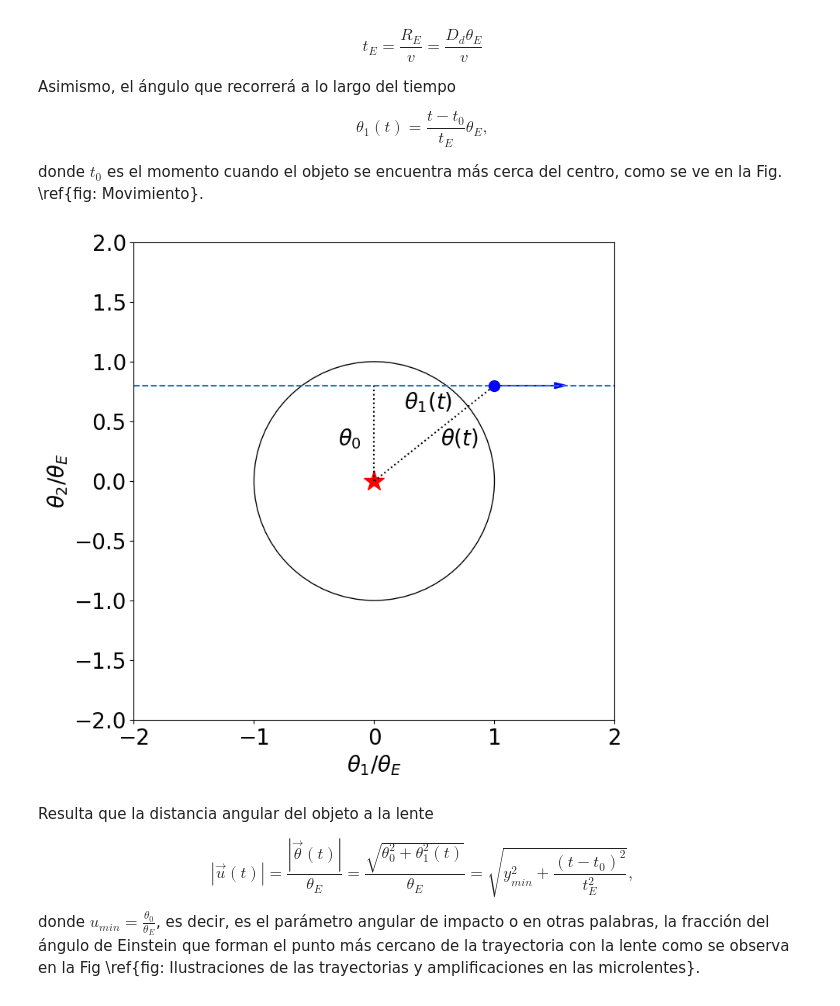
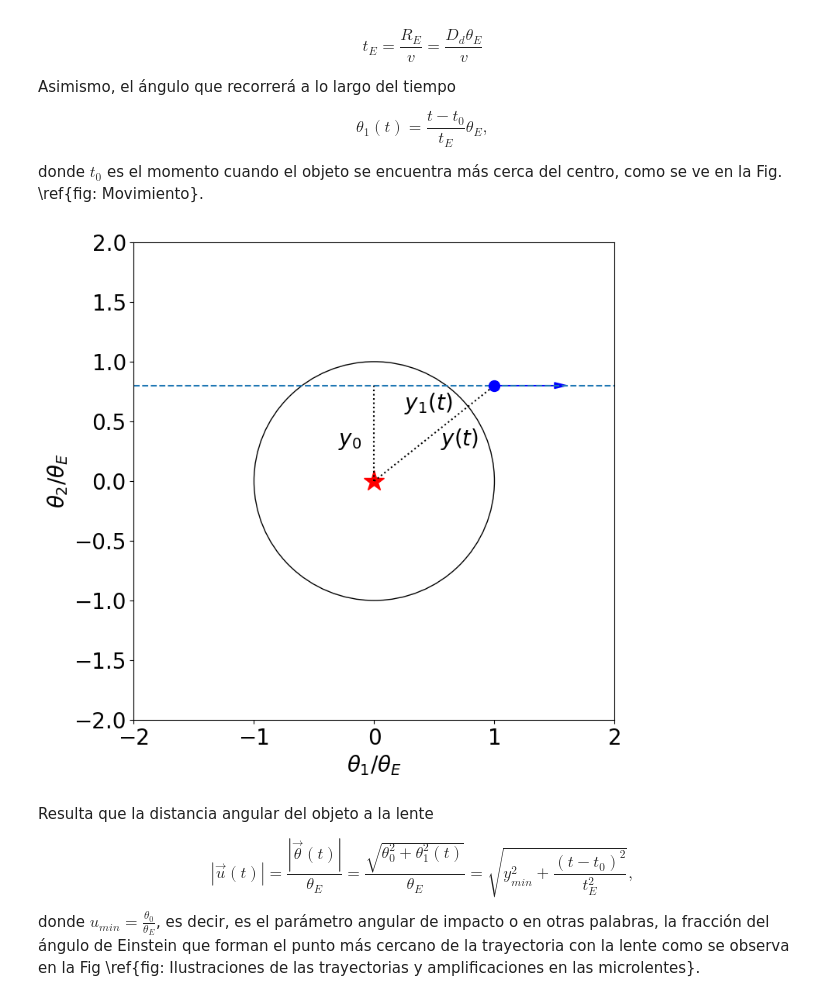
Before and after one commit to UnaiRazkin/El-fen-meno-de-lente-gravitacional-simulaci-n-para-un-agujero-negro, a Jupyter notebook: Notebooks/Massimo_Meneghetti/Lente_Puntual.ipynb, the cells around one changed output. Drawn from its saved outputs; the diff is of its cells as text; code cells hidden in the pictures.

```diff
--- a/Notebooks/Massimo_Meneghetti/Lente_Puntual.ipynb
+++ b/Notebooks/Massimo_Meneghetti/Lente_Puntual.ipynb
@@ -270,38 +270,38 @@ circle=plt.Circle((0,0),1,color='black',fill=False)
 ax.set_xlim([-2.,2.])
 ax.set_ylim([-2.,2.])
 ax.add_artist(circle)
 ax.plot([0.0],[0.0],'*',markersize=20,color='red')
 ax.xaxis.set_tick_params(labelsize=20)
 ax.yaxis.set_tick_params(labelsize=20)
 
 y2=[0.8,0.8]
 y1=[-2.5,2.5]
 
 ax.plot(y1,y2,'--')
 
 x1=[0,0]
 x2=[0,0.8]
 
 ax.plot(x1,x2,':',color='black')
-ax.text(-0.3,0.3,r'$\theta_0$',fontsize=20)
+ax.text(-0.3,0.3,r'$y_0$',fontsize=20)
 
 x1=[0,1]
 x2=[0,0.8]
 ax.plot(x1,x2,':',color='black')
 ax.plot([1],[0.8],'o',markersize=10,color='blue')
-ax.text(0.55,0.3,r'$\theta(t)$',fontsize=20)
-ax.text(0.25,0.6,r'$\theta_1(t)$',fontsize=20)
+ax.text(0.55,0.3,r'$y(t)$',fontsize=20)
+ax.text(0.25,0.6,r'$y_1(t)$',fontsize=20)
 ax.arrow(1, 0.8, 0.5, 0, head_width=0.05, head_length=0.1, fc='blue', ec='blue',color='blue')
 
 #ax[0].text(-2,2,'Lens plane',fontsize=18)
 #ax[1].text(-2,2,'Source plane',fontsize=18)
 
 ax.set_xlabel(r'$ \theta_1 / \theta_E$',fontsize=20)
 ax.set_ylabel(r'$ \theta_2 / \theta_E$',fontsize=20)
 
-fig.savefig('../../Multimedia/Massimo_Meneghetti/Movimiento.png')
+fig.savefig('../../../Figuras/Massimo_Meneghetti/Movimiento.png')
 # %% [output]
-[figure, old version]
+[figure, new version]
 # %% [markdown]
 
 Resulta que la distancia angular del objeto a la lente
```
Also changed, not shown: parts of 6 cells of this notebook.
